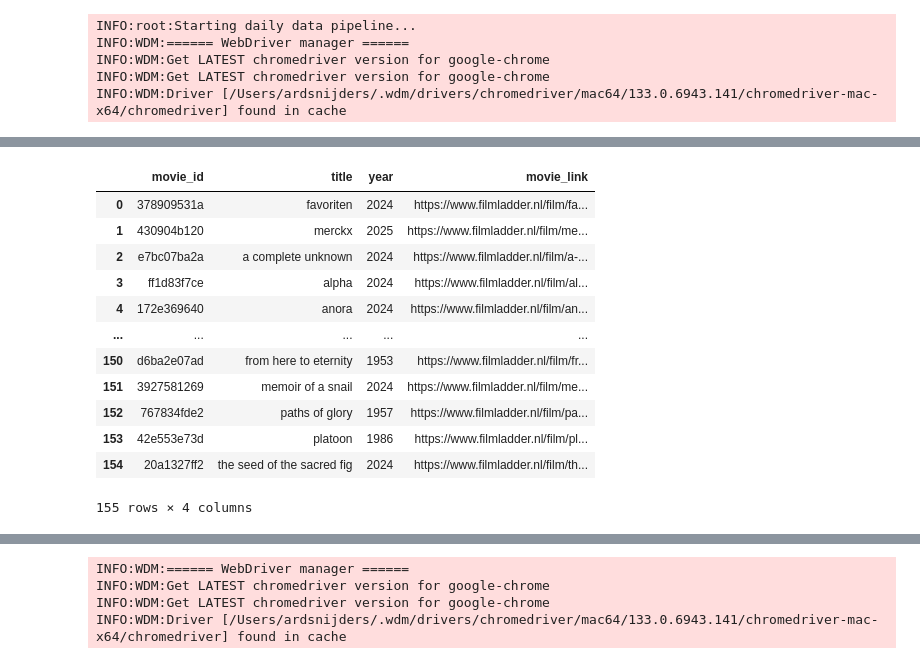
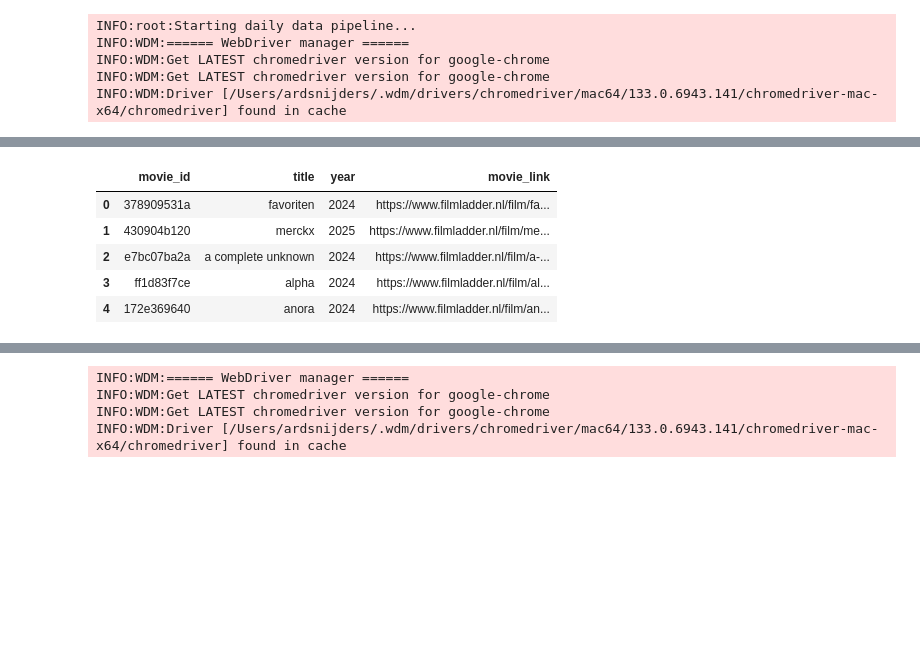
Before and after one commit to asnijders/cineville_scraper, a Jupyter notebook: backend/pipeline.ipynb, the cells around one changed output, grey strips where cells are left out. Cells and saved outputs as stored; diff of their text form; code cells hidden in the pictures; blank space fills up the shorter version.

```diff
--- a/backend/pipeline.ipynb
+++ b/backend/pipeline.ipynb
@@ -38,17 +40,10 @@ cinemas_df = process_cinemas(cinemas_df)
 # %%
 scraped_movies = extract_unique_movies(screenings_df)
-scraped_movies
+scraped_movies.head(5)
 # %% [output]
 |  | movie_id | title | year | movie_link |
 | 0 | 378909531a | favoriten | 2024 | https://www.filmladder.nl/film/fa... |
 | 1 | 430904b120 | merckx | 2025 | https://www.filmladder.nl/film/me... |
 | 2 | e7bc07ba2a | a complete unknown | 2024 | https://www.filmladder.nl/film/a-... |
 | 3 | ff1d83f7ce | alpha | 2024 | https://www.filmladder.nl/film/al... |
 | 4 | 172e369640 | anora | 2024 | https://www.filmladder.nl/film/an... |
-| ... | ... | ... | ... | ... |
-| 150 | d6ba2e07ad | from here to eternity | 1953 | https://www.filmladder.nl/film/fr... |
-| 151 | 3927581269 | memoir of a snail | 2024 | https://www.filmladder.nl/film/me... |
-| 152 | 767834fde2 | paths of glory | 1957 | https://www.filmladder.nl/film/pa... |
-| 153 | 42e553e73d | platoon | 1986 | https://www.filmladder.nl/film/pl... |
-| 154 | 20a1327ff2 | the seed of the sacred fig | 2024 | https://www.filmladder.nl/film/th... |
-155 rows × 4 columns
```
Also changed, not shown: parts of 17 cells of this notebook.
